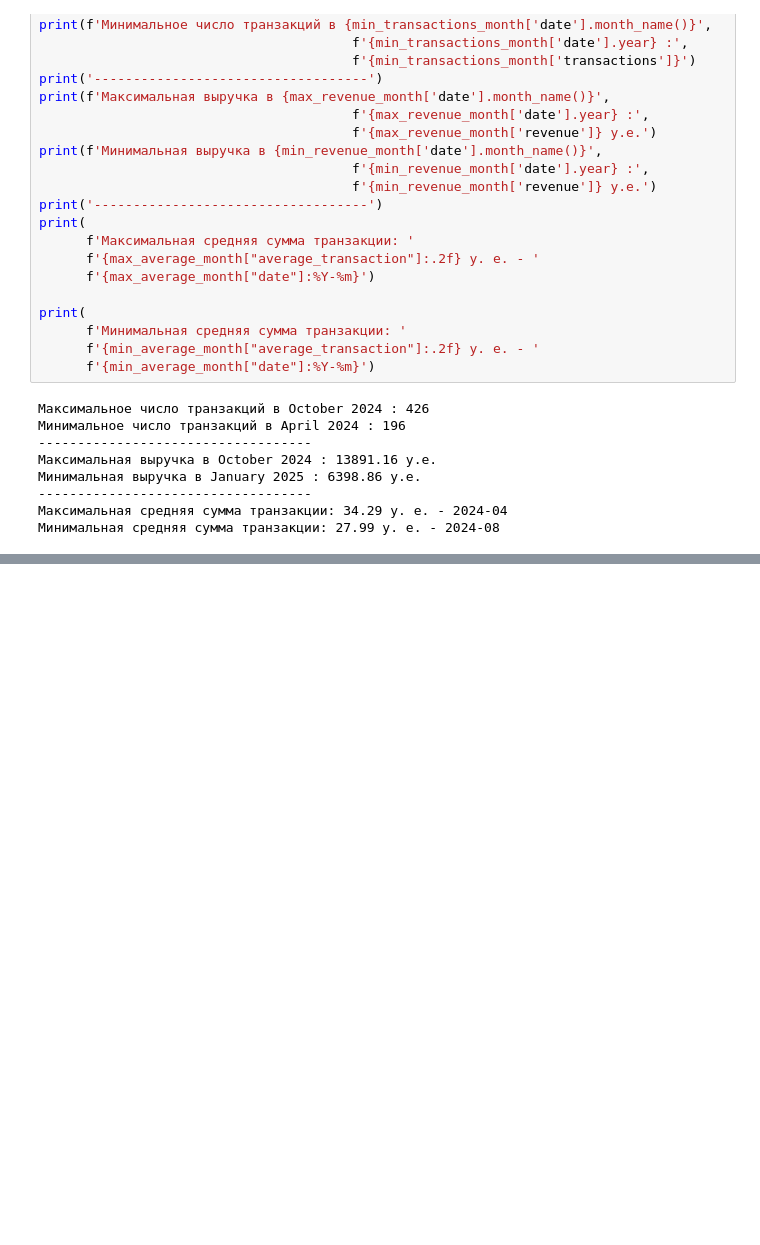
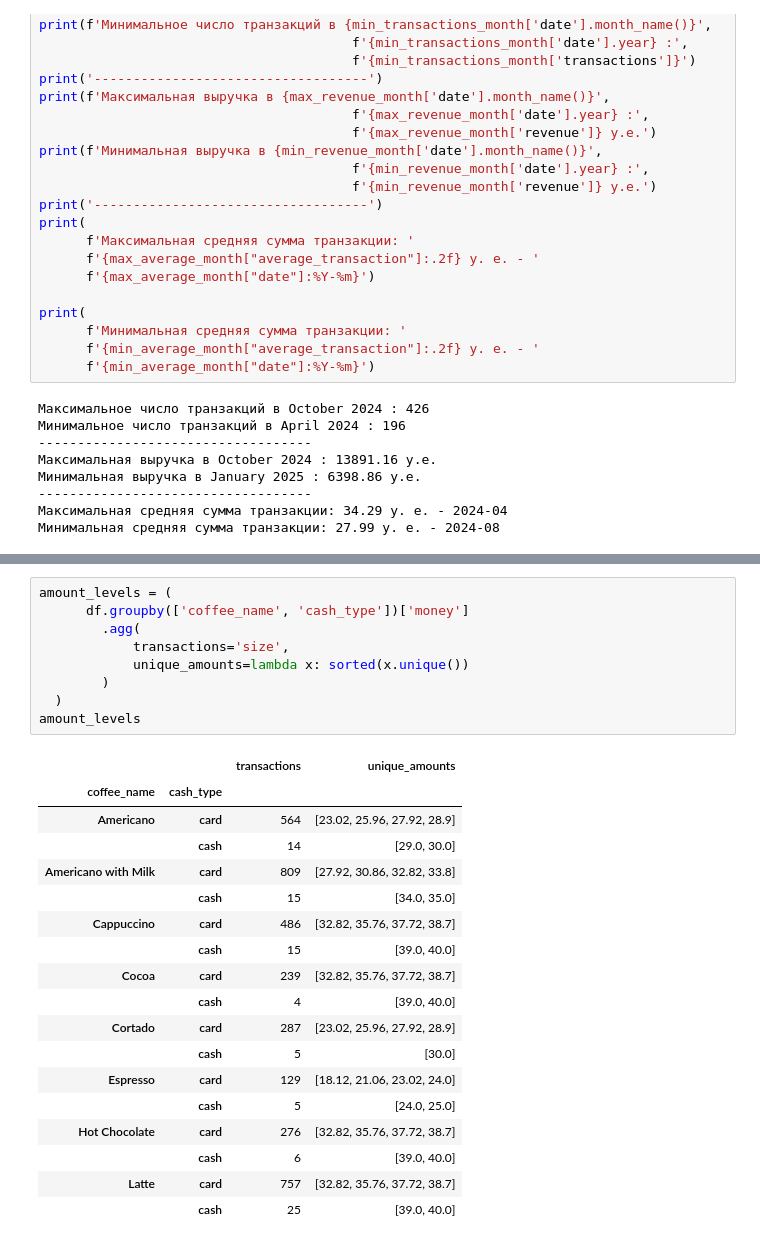
Before and after one commit to prodavec-svg/Coffee-sales-eda, a Jupyter notebook: notebooks/main.ipynb, the cells around one changed output, grey strips where cells are left out. Saved outputs shown, nothing was run; the diff lists cells and outputs as text; blank space fills up the shorter version.

```diff
--- a/notebooks/main.ipynb
+++ b/notebooks/main.ipynb
@@ -373,0 +452,28 @@ print(
+# %%
+amount_levels = (
+      df.groupby(['coffee_name', 'cash_type'])['money']
+        .agg(
+            transactions='size',
+            unique_amounts=lambda x: sorted(x.unique())
+        )
+  )
+amount_levels
+# %% [output]
+|  |  | transactions | unique_amounts |
+| coffee_name | cash_type |  |  |
+| Americano | card | 564 | [23.02, 25.96, 27.92, 28.9] |
+|  | cash | 14 | [29.0, 30.0] |
+| Americano with Milk | card | 809 | [27.92, 30.86, 32.82, 33.8] |
+|  | cash | 15 | [34.0, 35.0] |
+| Cappuccino | card | 486 | [32.82, 35.76, 37.72, 38.7] |
+|  | cash | 15 | [39.0, 40.0] |
+| Cocoa | card | 239 | [32.82, 35.76, 37.72, 38.7] |
+|  | cash | 4 | [39.0, 40.0] |
+| Cortado | card | 287 | [23.02, 25.96, 27.92, 28.9] |
+|  | cash | 5 | [30.0] |
+| Espresso | card | 129 | [18.12, 21.06, 23.02, 24.0] |
+|  | cash | 5 | [24.0, 25.0] |
+| Hot Chocolate | card | 276 | [32.82, 35.76, 37.72, 38.7] |
+|  | cash | 6 | [39.0, 40.0] |
+| Latte | card | 757 | [32.82, 35.76, 37.72, 38.7] |
+|  | cash | 25 | [39.0, 40.0] |
```
Also changed, not shown: parts of 16 cells of this notebook.
